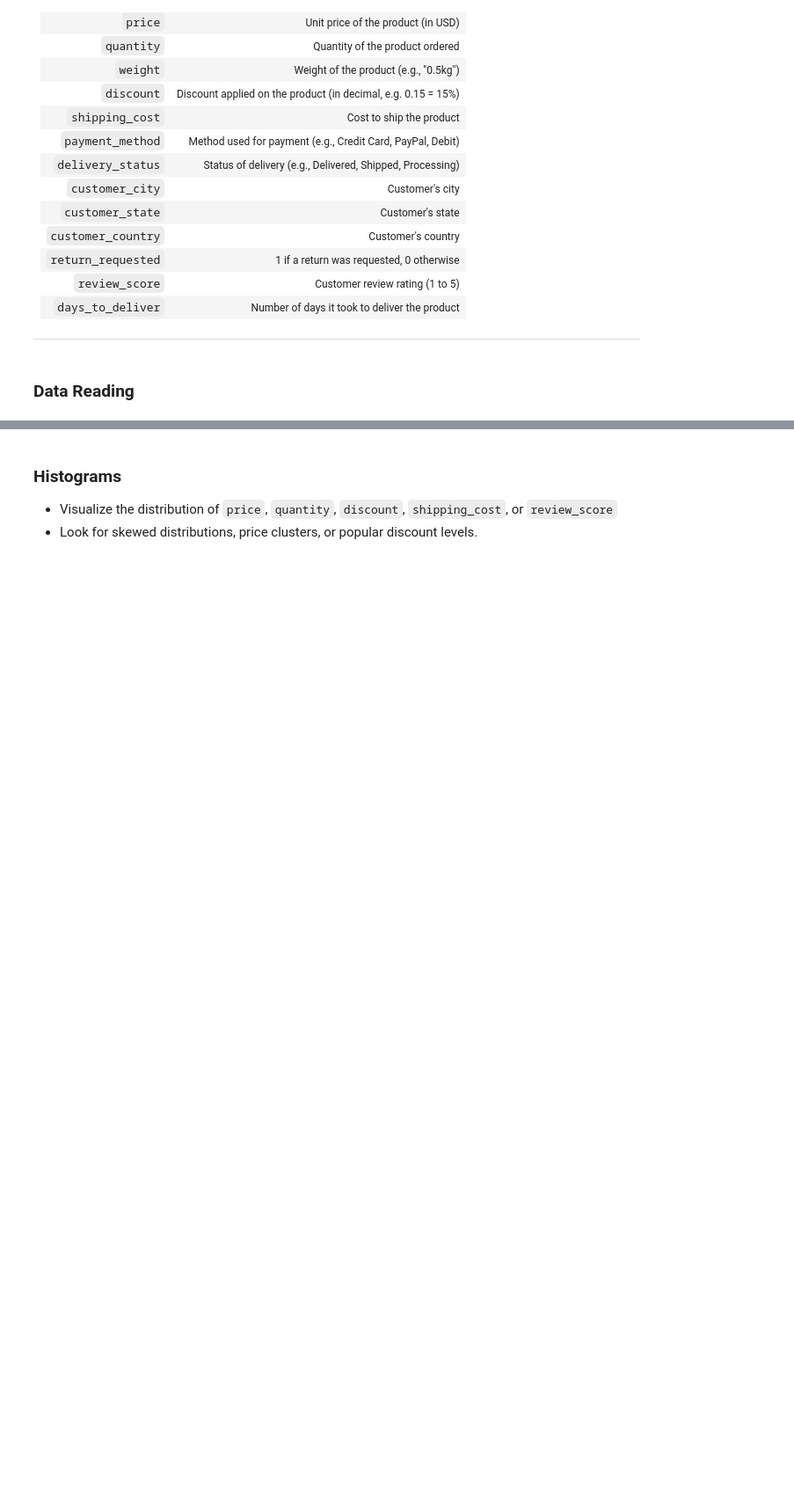
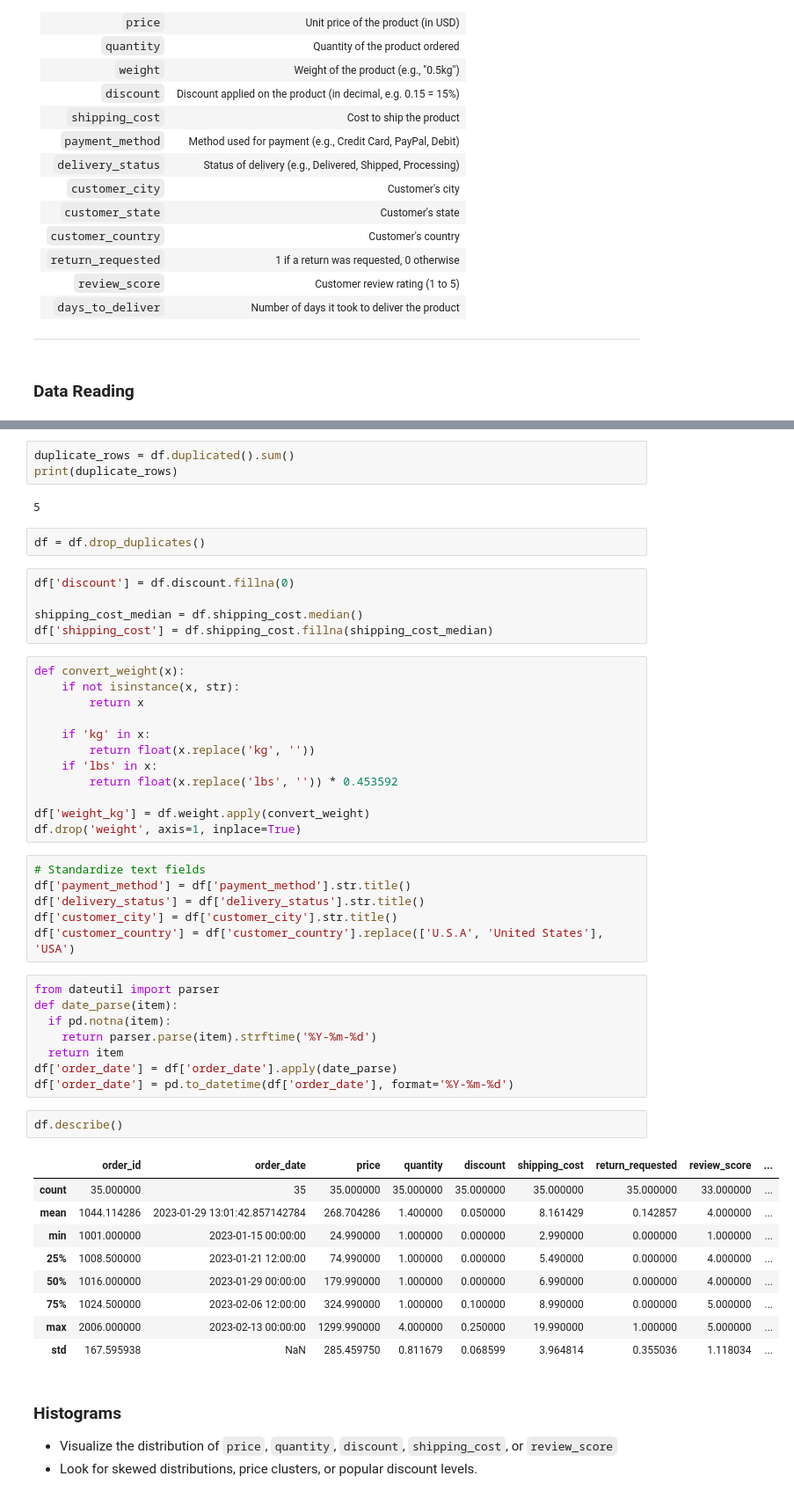
Before and after one commit to cpython-projects/da_vn, a Jupyter notebook: session_06_part_2.ipynb, the cells around one changed output, grey strips where cells are left out. Shown at 88% size. Drawn from its saved outputs; the diff is of its cells as text; blank space fills up the shorter version.

```diff
--- a/session_06_part_2.ipynb
+++ b/session_06_part_2.ipynb
@@ -43,3 +80,53 @@ For each visualization type below, describe:
+# %%
+duplicate_rows = df.duplicated().sum()
+print(duplicate_rows)
+# %% [output]
+5
+# %%
+df = df.drop_duplicates()
+# %%
+df['discount'] = df.discount.fillna(0)
+
+shipping_cost_median = df.shipping_cost.median()
+df['shipping_cost'] = df.shipping_cost.fillna(shipping_cost_median)
+# %%
+def convert_weight(x):
+    if not isinstance(x, str):
+        return x
+
+    if 'kg' in x:
+        return float(x.replace('kg', ''))
+    if 'lbs' in x:
+        return float(x.replace('lbs', '')) * 0.453592
+
+df['weight_kg'] = df.weight.apply(convert_weight)
+df.drop('weight', axis=1, inplace=True)
+# %%
+# Standardize text fields
+df['payment_method'] = df['payment_method'].str.title()
+df['delivery_status'] = df['delivery_status'].str.title()
+df['customer_city'] = df['customer_city'].str.title()
+df['customer_country'] = df['customer_country'].replace(['U.S.A', 'United States'], 'USA')
+# %%
+from dateutil import parser
+def date_parse(item):
+  if pd.notna(item):
+    return parser.parse(item).strftime('%Y-%m-%d')
+  return item
+df['order_date'] = df['order_date'].apply(date_parse)
+df['order_date'] = pd.to_datetime(df['order_date'], format='%Y-%m-%d')
+# %%
+df.describe()
+# %% [output]
+|  | order_id | order_date | price | quantity | discount | shipping_cost | return_requested | review_score | ... |
+| count | 35.000000 | 35 | 35.000000 | 35.000000 | 35.000000 | 35.000000 | 35.000000 | 33.000000 | ... |
+| mean | 1044.114286 | 2023-01-29 13:01:42.857142784 | 268.704286 | 1.400000 | 0.050000 | 8.161429 | 0.142857 | 4.000000 | ... |
+| min | 1001.000000 | 2023-01-15 00:00:00 | 24.990000 | 1.000000 | 0.000000 | 2.990000 | 0.000000 | 1.000000 | ... |
+| 25% | 1008.500000 | 2023-01-21 12:00:00 | 74.990000 | 1.000000 | 0.000000 | 5.490000 | 0.000000 | 4.000000 | ... |
+| 50% | 1016.000000 | 2023-01-29 00:00:00 | 179.990000 | 1.000000 | 0.000000 | 6.990000 | 0.000000 | 4.000000 | ... |
+| 75% | 1024.500000 | 2023-02-06 12:00:00 | 324.990000 | 1.000000 | 0.100000 | 8.990000 | 0.000000 | 5.000000 | ... |
+| max | 2006.000000 | 2023-02-13 00:00:00 | 1299.990000 | 4.000000 | 0.250000 | 19.990000 | 1.000000 | 5.000000 | ... |
+| std | 167.595938 | NaN | 285.459750 | 0.811679 | 0.068599 | 3.964814 | 0.355036 | 1.118034 | ... |
 # %% [markdown]
 ### Histograms
 - Visualize the distribution of `price`, `quantity`, `discount`, `shipping_cost`, or `review_score`
```
Also changed, not shown: parts of 3 cells of this notebook.
